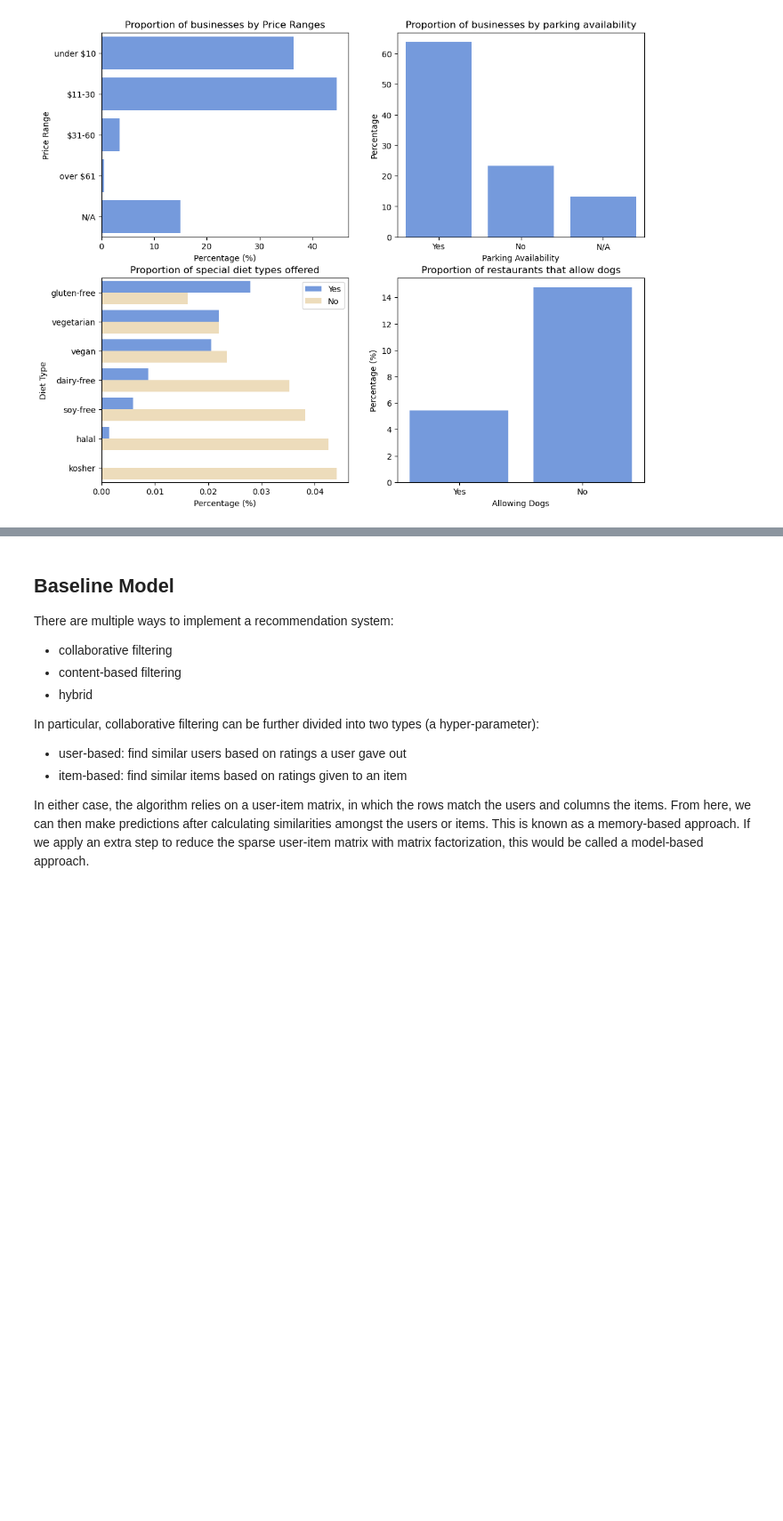
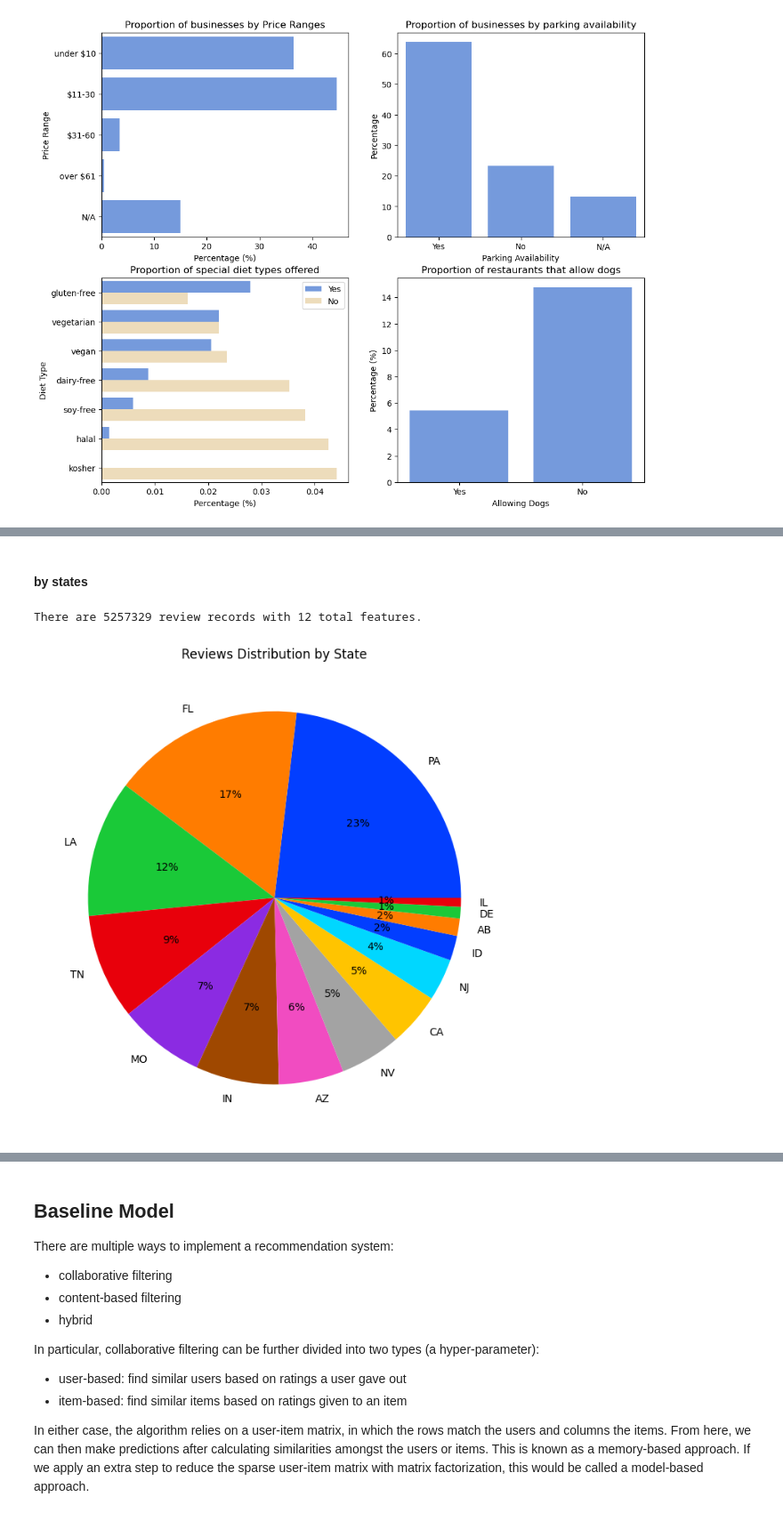
Before and after one commit to 98mina2/FP209b, a Jupyter notebook: recommender_system_report.ipynb, the cells around one changed output, grey strips where cells are left out. Shown at 89% size. Cells and saved outputs as stored; diff of their text form; code cells hidden in the pictures; blank space fills up the shorter version.

```diff
--- a/recommender_system_report.ipynb
+++ b/recommender_system_report.ipynb
@@ -257,0 +336,22 @@ Note: check why there are negative stars in this dataset
+# %% [markdown]
+#### by states
+# %%
+# merge business dataset to get state, city, name
+business = pd.read_feather("data/yelp_business_cleaned.feather")
+merge = pd.merge(df_re, business, on='business_id', how='outer')
+merge = merge[['review_id', 'user_id', 'business_id', 'text', 'date', 'stars_x',
+       'useful', 'funny', 'cool','state','city','name']].rename(columns={'stars_x':'stars'})
+print(f"There are {merge.shape[0]} review records with {merge.shape[1]} total features.")
+
+# group by state in descending order
+state_count_by_business = merge.groupby('state')['business_id'].count().sort_values(ascending=False)
+
+# Pie plot to see the portion as well
+plt.figure(figsize=(10,8))
+colors = sns.color_palette('bright')[0:14]
+plt.pie(state_count_by_business.array, labels=state_count_by_business.index, colors = colors, autopct='%.0f%%')
+plt.title("Reviews Distribution by State")
+plt.show()
+# %% [output]
+There are 5257329 review records with 12 total features.
+[figure, added]
```
Also changed, not shown: parts of 12 cells of this notebook.
